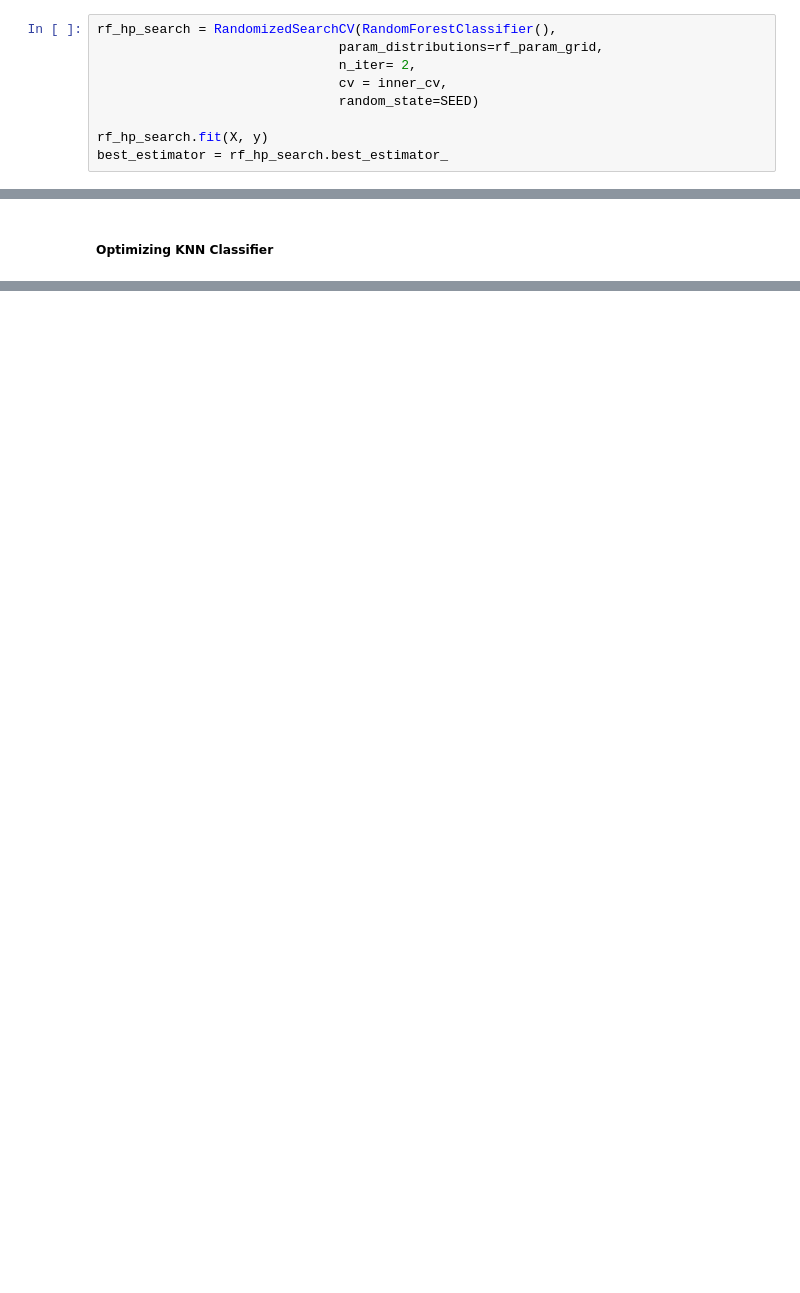
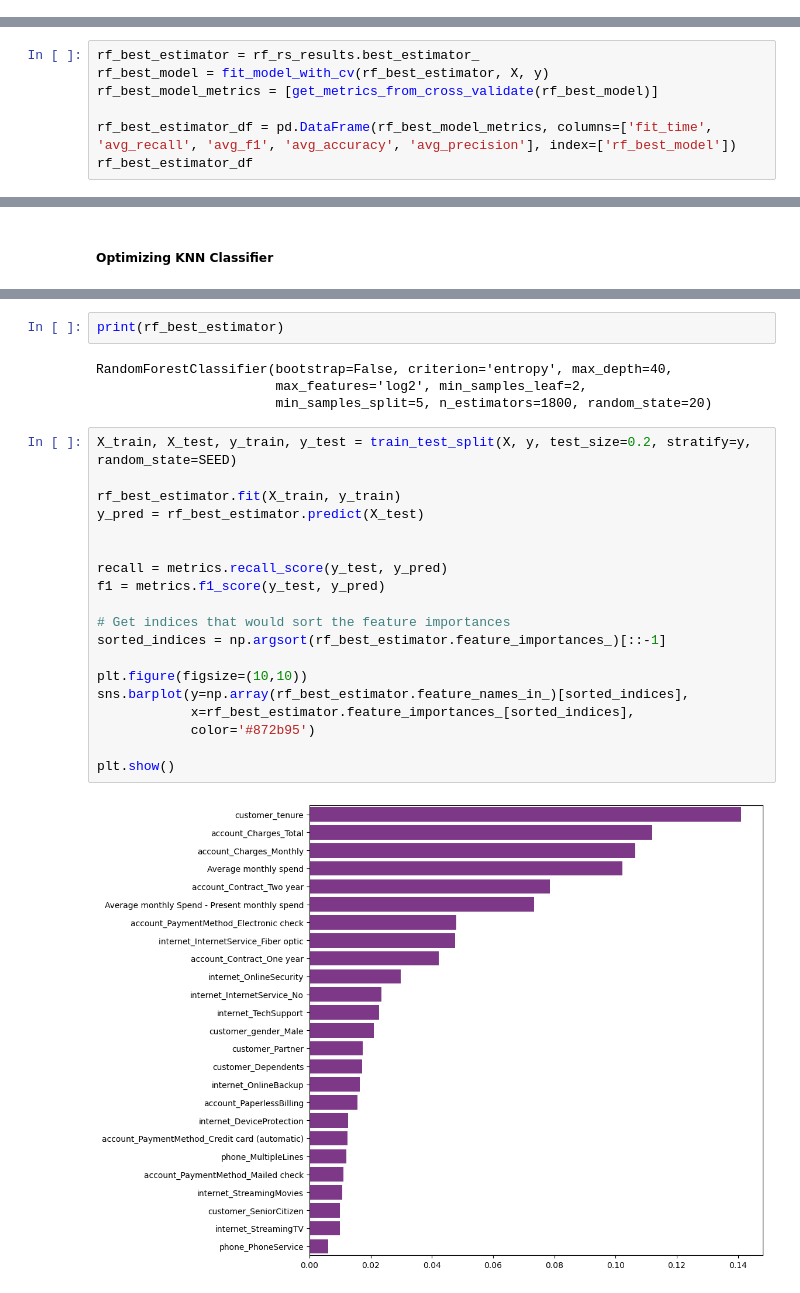
Before and after one commit to Lacerdash/ML-for-Churn-predicting, a Jupyter notebook: ModelCreation_Selection_Optimization.ipynb, the cells around one changed output, grey strips where cells are left out. Drawn from its saved outputs; the diff is of its cells as text; blank space fills up the shorter version.

Commit message:
Optimizing model, choosing best model and saving model

```diff
--- a/ModelCreation_Selection_Optimization.ipynb
+++ b/ModelCreation_Selection_Optimization.ipynb
@@ -422,9 +408,0 @@ max_depth = [int(x) for x in np.linspace(10, 110, num = 11)] + [None]
-# %%
-rf_hp_search = RandomizedSearchCV(RandomForestClassifier(),
-                               param_distributions=rf_param_grid,
-                               n_iter= 2,
-                               cv = inner_cv,
-                               random_state=SEED)
-
-rf_hp_search.fit(X, y)
-best_estimator = rf_hp_search.best_estimator_
@@ -438,0 +411,7 @@ get_metrics_from_cross_validate(rf_base_line)
+# %%
+rf_best_estimator = rf_rs_results.best_estimator_
+rf_best_model = fit_model_with_cv(rf_best_estimator, X, y)
+rf_best_model_metrics = [get_metrics_from_cross_validate(rf_best_model)]
+
+rf_best_estimator_df = pd.DataFrame(rf_best_model_metrics, columns=['fit_time', 'avg_recall', 'avg_f1', 'avg_accuracy', 'avg_precision'], index=['rf_best_model'])
+rf_best_estimator_df
@@ -489,0 +536,27 @@ get_metrics_from_cross_validate(cv)
+# %%
+print(rf_best_estimator)
+# %% [output]
+RandomForestClassifier(bootstrap=False, criterion='entropy', max_depth=40,
+                       max_features='log2', min_samples_leaf=2,
+                       min_samples_split=5, n_estimators=1800, random_state=20)
+# %%
+X_train, X_test, y_train, y_test = train_test_split(X, y, test_size=0.2, stratify=y, random_state=SEED)
+
+rf_best_estimator.fit(X_train, y_train)
+y_pred = rf_best_estimator.predict(X_test)
+
+
+recall = metrics.recall_score(y_test, y_pred)
+f1 = metrics.f1_score(y_test, y_pred)
+
+# Get indices that would sort the feature importances
+sorted_indices = np.argsort(rf_best_estimator.feature_importances_)[::-1]
+
+plt.figure(figsize=(10,10))
+sns.barplot(y=np.array(rf_best_estimator.feature_names_in_)[sorted_indices],
+            x=rf_best_estimator.feature_importances_[sorted_indices],
+            color='#872b95')
+
+plt.show()
+# %% [output]
+[figure, added]
```
Also changed, not shown: parts of 51 cells of this notebook.
